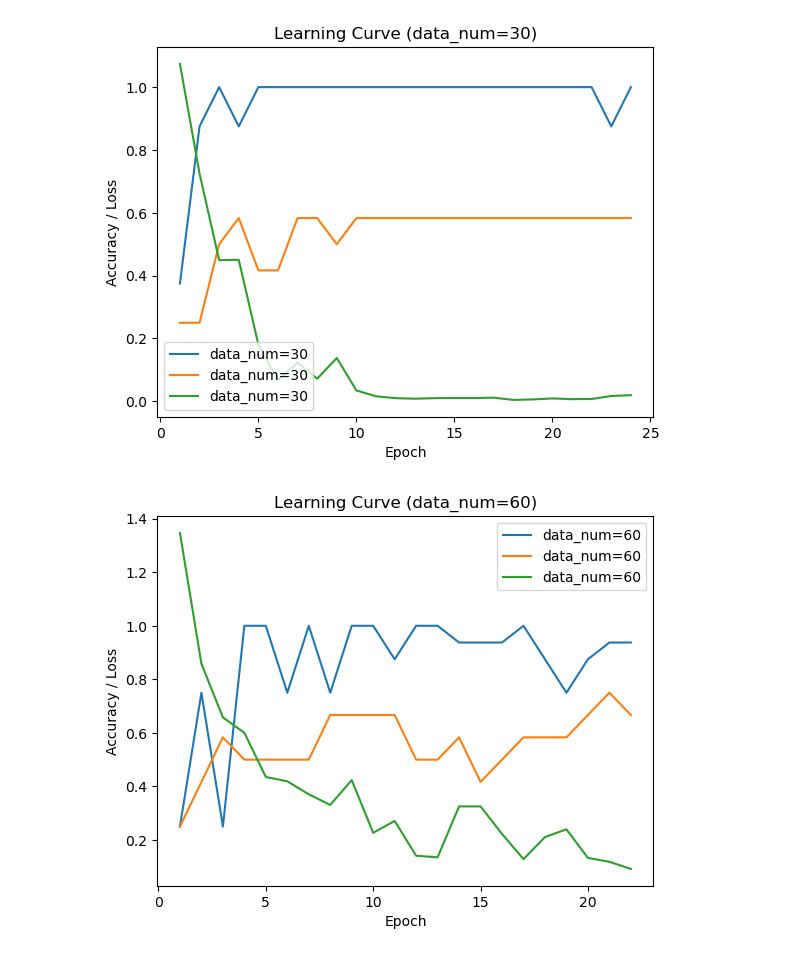
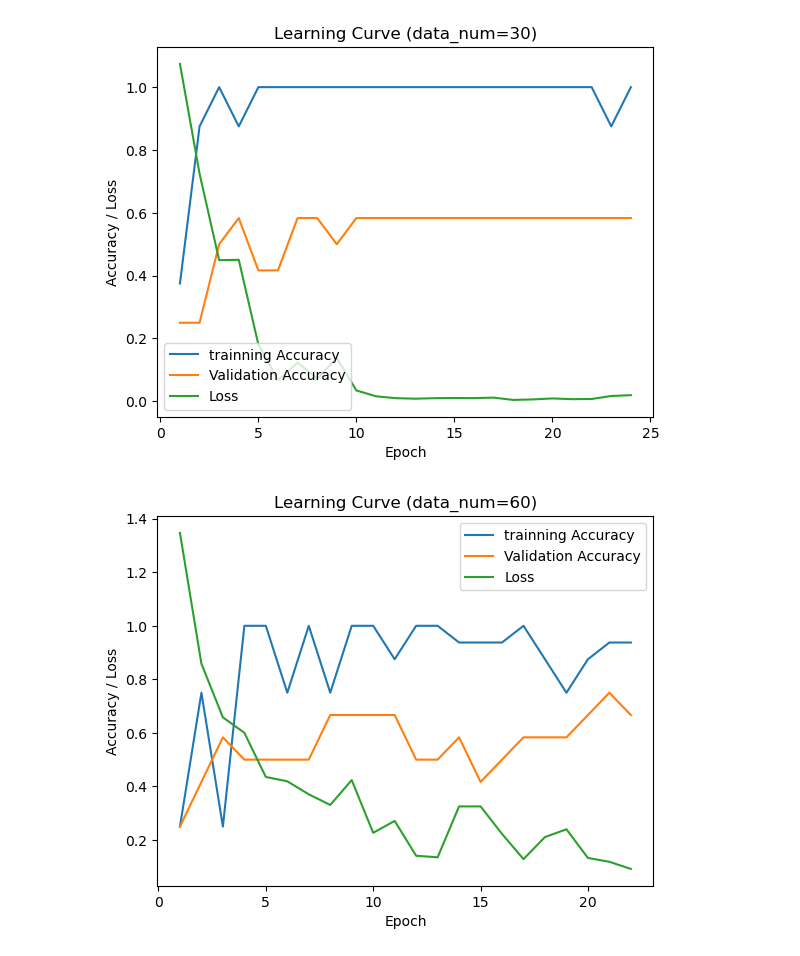
Before and after one commit to balle-mech/Illegal-Dumping-Detection, a Jupyter notebook: mmaction2/my_study/checkpoint/show_acc.ipynb, the cells around one changed output. Cells and saved outputs as stored; diff of their text form; code cells hidden in the pictures.

```diff
--- a/mmaction2/my_study/checkpoint/show_acc.ipynb
+++ b/mmaction2/my_study/checkpoint/show_acc.ipynb
@@ -10,35 +10,35 @@ df = pd.read_csv('acc.csv')
 # 保存データ先
 save_dir = './'
 
 # データ数ごとにグラフを分けてプロット
 for data_num in [30, 60, 90]:    # データを抽出
     data = df[df['data_num'] == data_num]
 
     # 新しい図を作成
     plt.figure()
 
     # エポック数とaccuracyの折れ線グラフをプロット
-    plt.plot(data['epoch'], data['train_acc'], label=f'data_num={data_num}')
+    plt.plot(data['epoch'], data['train_acc'], label='trainning Accuracy')
 
     # エポック数とval_accの折れ線グラフをプロット
-    plt.plot(data['epoch'], data['val_acc'], label=f'data_num={data_num}')
+    plt.plot(data['epoch'], data['val_acc'], label='Validation Accuracy')
 
     # エポック数とlossの折れ線グラフをプロット
-    plt.plot(data['epoch'], data['loss'], label=f'data_num={data_num}')
+    plt.plot(data['epoch'], data['loss'], label='Loss')
 
     # グラフのタイトルと軸ラベルを設定
     plt.title(f'Learning Curve (data_num={data_num})')
     plt.xlabel('Epoch')
     plt.ylabel('Accuracy / Loss')
 
     # 凡例を表示
     plt.legend()
 
     # グラフを保存
     # plt.savefig(f'{save_dir}/learning_curve_data_num_{data_num}.png')
 
     # グラフを表示
     plt.show()
 # %% [output]
-[figure, old version]
+[figure, new version]
-[figure, old version]
+[figure, new version]
```
Also changed, not shown: parts of 1 cell of this notebook.
